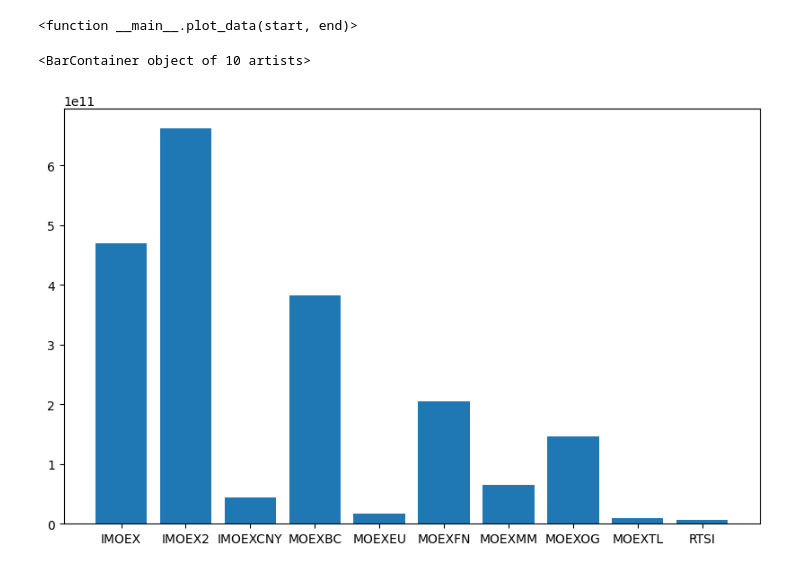
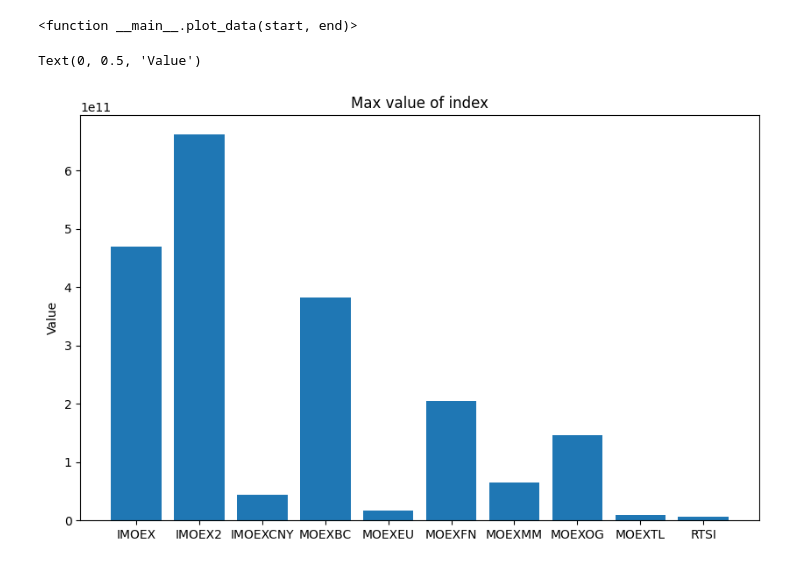
Before and after one commit to Data-Wrangling-and-Visualisation/Visualizing-Russian-Stock-Market, a Jupyter notebook: Index_eda.ipynb, the cells around one changed output. Cells and saved outputs as stored; diff of their text form; code cells hidden in the pictures.

```diff
--- a/Index_eda.ipynb
+++ b/Index_eda.ipynb
@@ -111,11 +117,13 @@ interactive(children=(IntSlider(value=450, description='start', max=900), IntSli
 # %%
 df_max = df_index.groupby('INDEX_TICK')['value'].max().reset_index()
 df_max.columns = ['INDEX_TICK', 'value']
 plt.figure(figsize = (10,6))
 plt.bar(df_max['INDEX_TICK'], df_max['value'])
+plt.title('Max value of index')
+plt.ylabel('Value')
 # %% [output]
-<BarContainer object of 10 artists>
+Text(0, 0.5, 'Value')
-[figure, old version]
+[figure, new version]
 # %%
 df_start = df_index[df_index['begin'] == '2020-03-10']
 df_end = df_index[df_index['begin'] == '2025-03-10']
```
Also changed, not shown: parts of 3 cells of this notebook.
